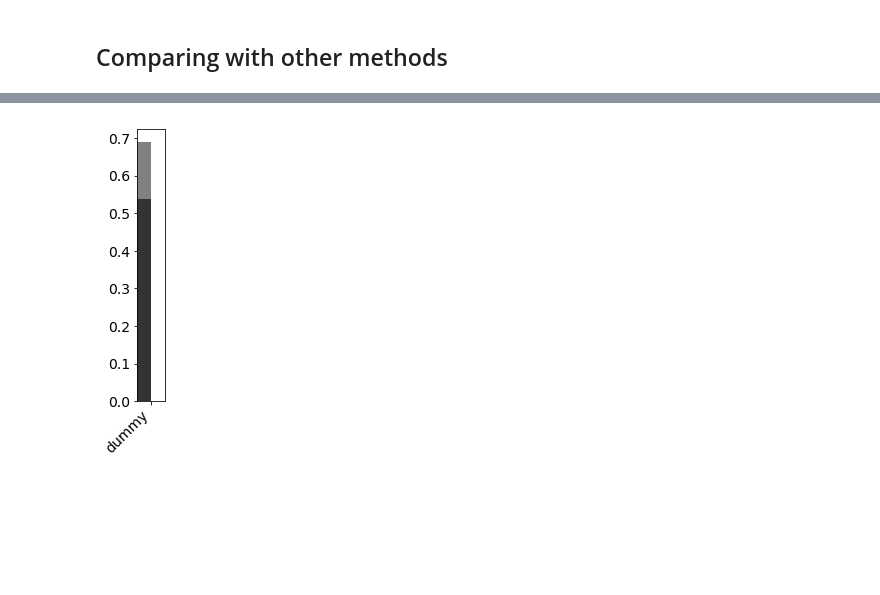
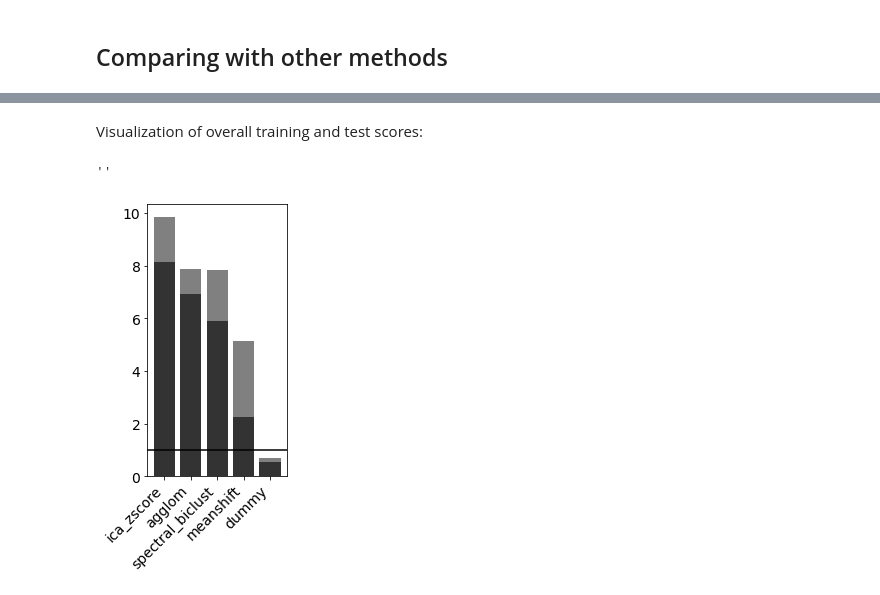
Before and after one commit to saeyslab/moduledetection-evaluation, a Jupyter notebook: notebooks/1 | Running and evaluating methods.ipynb, the cells around one changed output, grey strips where cells are left out. Cells and saved outputs as stored; diff of their text form; code cells hidden in the pictures; blank space fills up the shorter version.

```diff
--- a/notebooks/1 | Running and evaluating methods.ipynb
+++ b/notebooks/1 | Running and evaluating methods.ipynb
@@ -86,13 +111,17 @@ for dynparam_combination in list(itertools.product(*[methodblueprint["dynparams"
 Now combine the different parameter settings and datasets. Then generate the different python commands to run every parameter setting and dataset in parallel.
 # %%
 settings_name = "paramexplo/{method_name}".format(method_name = method_name)
-settings = [{
-        "dataset_location":"conf/datasets/" + datasetname + ".json",
-        "dataset_name":datasetname,
-        "method_location":methodsetting["location"],
-        "output_folder":"results/" + methodblueprint["type"] + "/{settings_name}/{i}/".format(settings_name=settings_name, i=i),
-        "settingid":i
-    } for i, (datasetname, methodsetting) in enumerate(product(datasetnames, methodsettings))]
+settings = []
+for datasetname in datasetnames:
+    for setting_ix, methodsetting in enumerate(methodsettings):
+        settingid = datasetname + "_" + str(setting_ix)
+        settings.append({
+            "dataset_location":"conf/datasets/" + datasetname + ".json",
+            "dataset_name":datasetname,
+            "method_location":methodsetting["location"],
+            "output_folder":"results/" + methodblueprint["type"] + "/{settings_name}/{settingid}/".format(settings_name=settings_name, settingid=settingid),
+            "settingid":settingid
+        })
 json.dump(settings, open("../conf/settings/{settings_name}.json".format(settings_name=settings_name), "w"))
 # %%
 settings_dataset = pd.DataFrame([dict(settingid=setting["settingid"], **json.load(open("../" + setting["dataset_location"]))["params"]) for setting in settings])
@@ -144,5 +196,4 @@ if "pool" in locals().keys():
 pool = mp.Pool(mp.cpu_count()-1)
 # %%
 settings_filtered = [setting for setting in settings if setting["dataset_name"].startswith("human")] # only evaluate human datasets
-modeval = ModevalCoverage(settings_filtered)
-modeval.run(pool)
+modeval = ModevalCoverage(settings_filtered, baseline = True)
@@ -203,14 +273,14 @@ def score_method(scores):
 
     return pd.DataFrame(methodscores)
 # %%
-methodnames = ["dummy", "agglom"]
+methodnames = ["dummy", "agglom", "ica_zscore", "spectral_biclust", "meanshift"]
 # %%
 finalscores = []
 for methodname in methodnames:
     settings_name = "paramexplo/" + methodname
     settings = json.load(open("../conf/settings/{}.json".format(settings_name)))
-    settings_dataset = pd.DataFrame([dict(settingid=settingid, **json.load(open("../" + setting["dataset_location"]))["params"]) for settingid, setting in enumerate(settings)])
-    settings_method = pd.DataFrame([dict(settingid=settingid, **json.load(open("../" + setting["method_location"]))["params"]) for settingid, setting in enumerate(settings)])
+    settings_dataset = pd.DataFrame([dict(settingid=setting["settingid"], **json.load(open("../" + setting["dataset_location"]))["params"]) for setting in settings])
+    settings_method = pd.DataFrame([dict(settingid=setting["settingid"], **json.load(open("../" + setting["method_location"]))["params"]) for setting in settings])
 
     print(methodname)
     paramsoi = methodparamsoi[methodname]
@@ -292,0 +411,2 @@ dtype: float64
+# %% [markdown]
+Visualization of overall training and test scores:
@@ -293,16 +415,18 @@ dtype: float64
 # %%
+# A bar chart is actually not the ideal representation here, given that we're working with ratios.
+# This way of plotting is kept here because it most closely resembles that of the paper.
+
 fig, ax = subplots(figsize=(len(trainingscores)/2, 5))
 
 methodorder = testscores.sort_values(ascending=False).index
 
+ax.axhline(1, color = "black")
 ax.bar(range(len(methodorder)), trainingscores[methodorder], color="grey")
 ax.bar(range(len(methodorder)), testscores[methodorder], color="#333333")
-ax.set_xlim(-0.2, len(methodorder))
-ax.set_xticks(np.arange(len(methodorder))+0.4)
+ax.set_xticks(np.arange(len(methodorder)))
 ax.set_xticklabels(methodorder, rotation=45, ha="right", va="top")
+ax.tick_params(labelsize=14)
 ""
-
-
-ax.tick_params(labelsize=14)
 # %% [output]
+''
-[figure, old version]
+[figure, new version]
```
Also changed, not shown: parts of 36 cells of this notebook, 4 other files.
